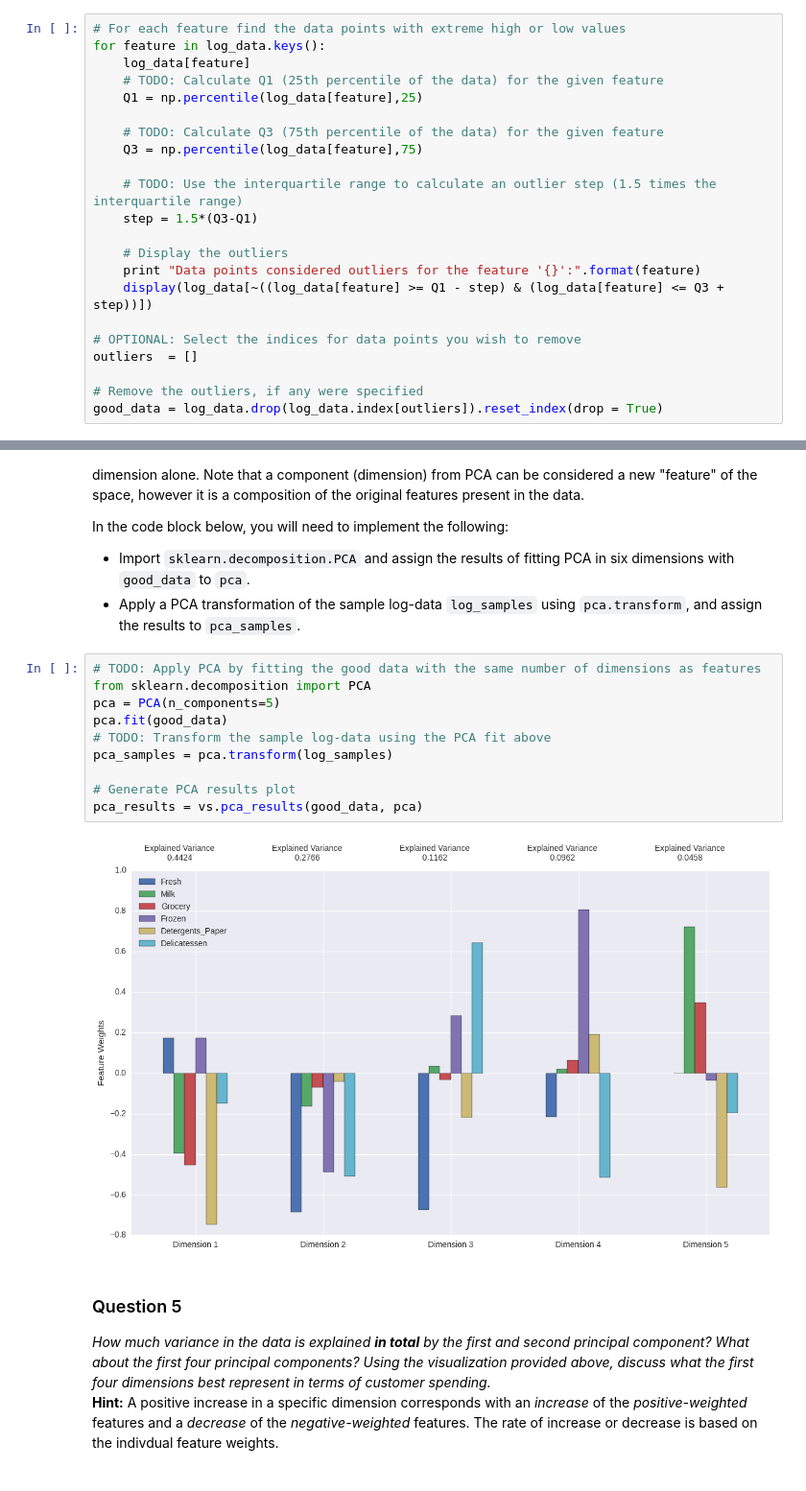
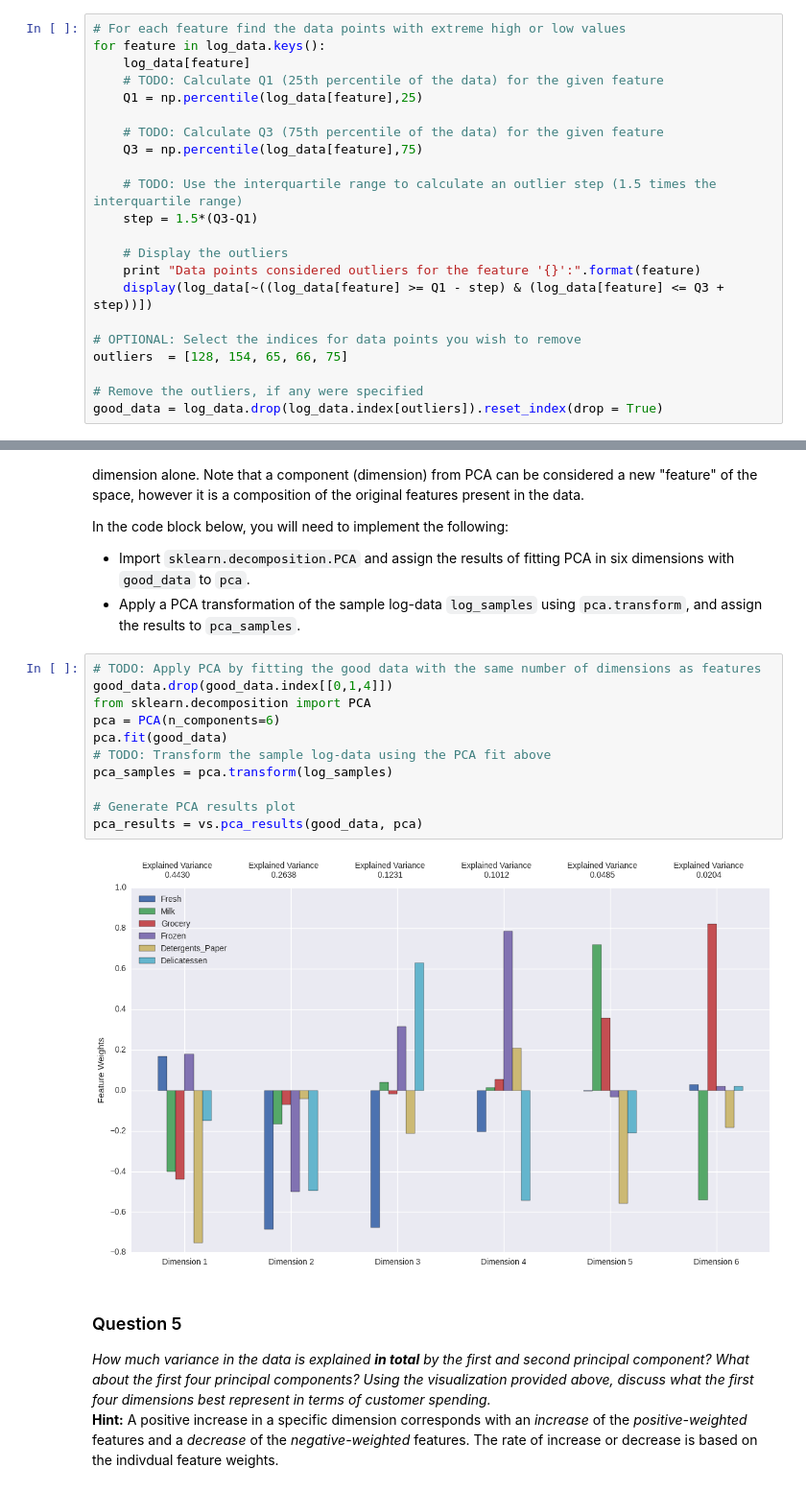
Before and after one commit to tahirahmad2030/customersegments, a Jupyter notebook: customer_segments.ipynb, the cells around one changed output, grey strips where cells are left out. Shown at 96% size. Drawn from its saved outputs; the diff is of its cells as text.

```diff
--- a/customer_segments.ipynb
+++ b/customer_segments.ipynb
@@ -223,7 +223,7 @@ for feature in log_data.keys():
     display(log_data[~((log_data[feature] >= Q1 - step) & (log_data[feature] <= Q3 + step))])
 
 # OPTIONAL: Select the indices for data points you wish to remove
-outliers  = []
+outliers  = [128, 154, 65, 66, 75]
 
 # Remove the outliers, if any were specified
 good_data = log_data.drop(log_data.index[outliers]).reset_index(drop = True)
@@ -323,16 +324,17 @@ In the code block below, you will need to implement the following:
  - Apply a PCA transformation of the sample log-data `log_samples` using `pca.transform`, and assign the results to `pca_samples`.
 # %%
 # TODO: Apply PCA by fitting the good data with the same number of dimensions as features
+good_data.drop(good_data.index[[0,1,4]])
 from sklearn.decomposition import PCA
-pca = PCA(n_components=5)
+pca = PCA(n_components=6)
 pca.fit(good_data)
 # TODO: Transform the sample log-data using the PCA fit above
 pca_samples = pca.transform(log_samples)
 
 # Generate PCA results plot
 pca_results = vs.pca_results(good_data, pca)
 # %% [output]
-[figure, old version]
+[figure, new version]
 # %% [markdown]
 ### Question 5
 *How much variance in the data is explained* ***in total*** *by the first and second principal component? What about the first four principal components? Using the visualization provided above, discuss what the first four dimensions best represent in terms of customer spending.*
```
Also changed, not shown: parts of 14 cells of this notebook.
